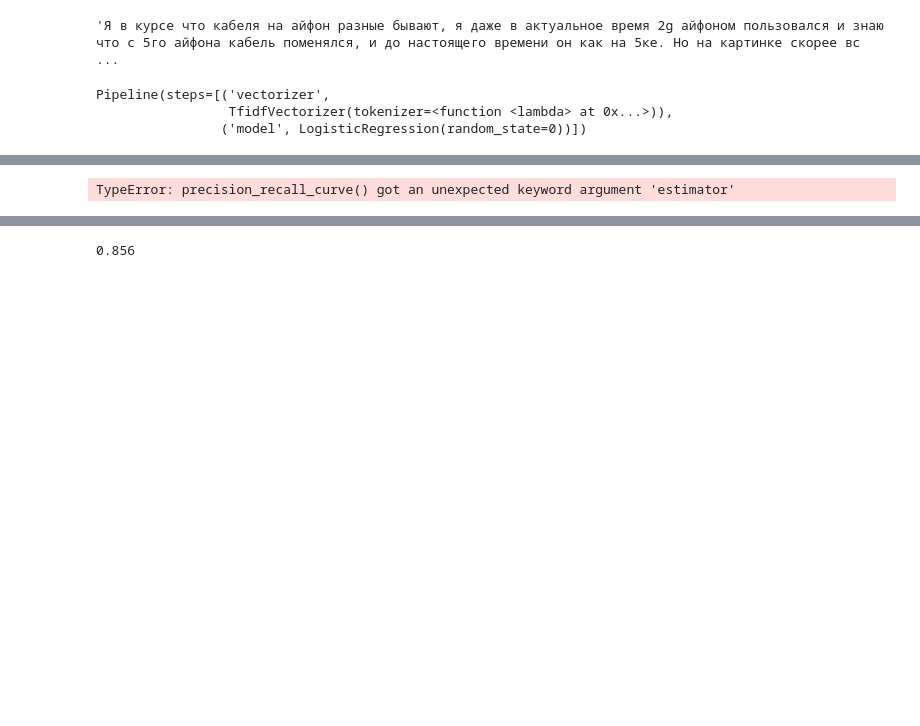
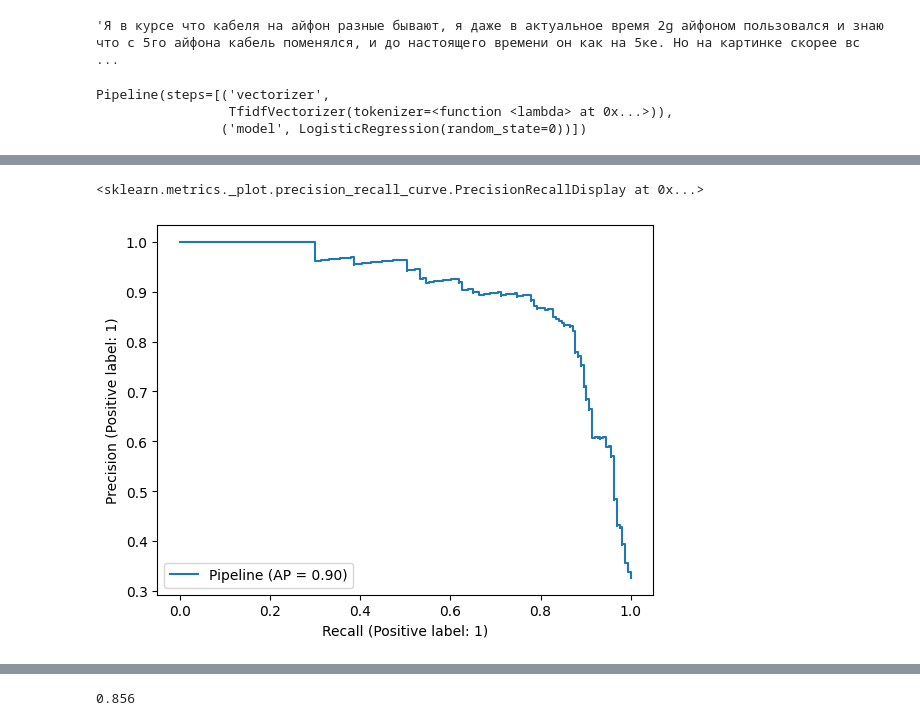
Before and after one commit to NikitaVenediktov/My_education, a Jupyter notebook: Youtube_tutorials/toxic_comments_example.ipynb, the cells around one changed output, grey strips where cells are left out. Cells and saved outputs as stored; diff of their text form; code cells hidden in the pictures; blank space fills up the shorter version.

Commit message:
update toxic

```diff
--- a/Youtube_tutorials/toxic_comments_example.ipynb
+++ b/Youtube_tutorials/toxic_comments_example.ipynb
@@ -248,9 +271,12 @@ recall_score(y_true=test_df["toxic"], y_pred=model_pipeline.predict(test_df["com
 # %%
 prec, rec, thresholds = precision_recall_curve(y_true=test_df["toxic"], probas_pred=model_pipeline.predict_proba(test_df["comment"])[:, 1])
 # %%
-plot_precision_recall_curve(estimator=model_pipeline, X=test_df["comment"], y=test_df["toxic"])
+# plot_precision_recall_curve(estimator=model_pipeline, X=test_df["comment"], y=test_df["toxic"])
+from sklearn.metrics import PrecisionRecallDisplay
+PrecisionRecallDisplay.from_estimator(estimator=model_pipeline, X=test_df["comment"], y=test_df["toxic"])
 # %% [output]
-TypeError: precision_recall_curve() got an unexpected keyword argument 'estimator'
+<sklearn.metrics._plot.precision_recall_curve.PrecisionRecallDisplay at 0x...>
+[figure, added]
 # %%
 np.where(prec > 0.95)
 # %% [output]
```
Also changed, not shown: parts of 16 cells of this notebook.
